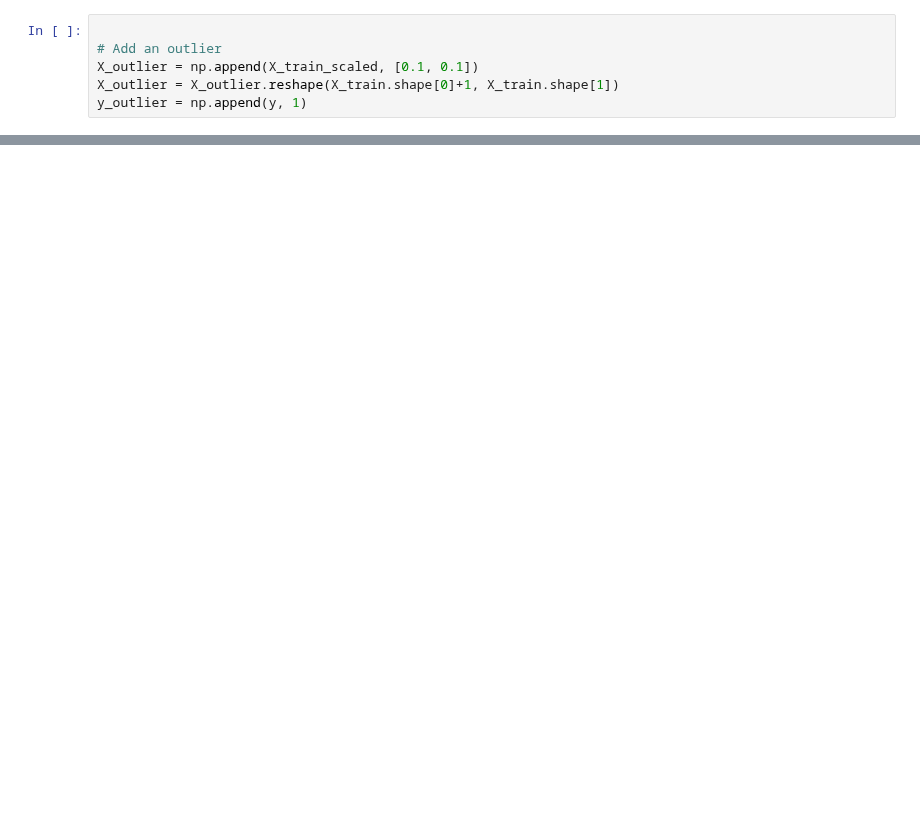
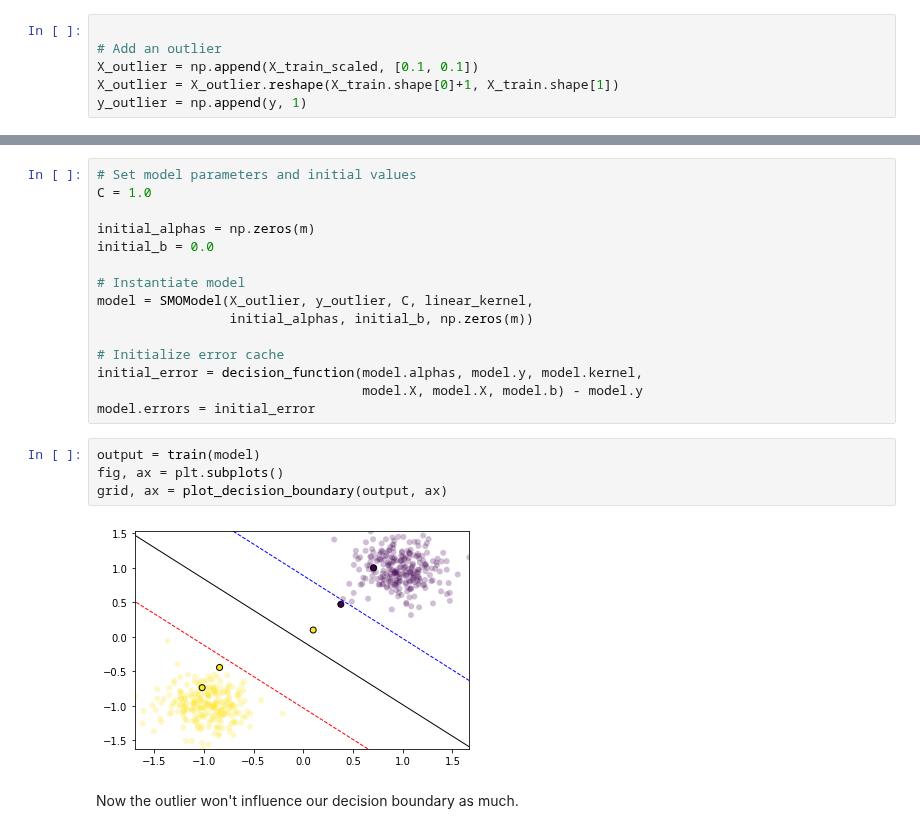
Before and after one commit to yexf308/MachineLearning, a Jupyter notebook: 9_SVM1.ipynb, the cells around one changed output, grey strips where cells are left out. Saved outputs shown, nothing was run; the diff lists cells and outputs as text; blank space fills up the shorter version.

```diff
--- a/9_SVM1.ipynb
+++ b/9_SVM1.ipynb
@@ -395,0 +403,23 @@ grid, ax = plot_decision_boundary(output, ax)
+# %%
+# Set model parameters and initial values
+C = 1.0
+
+initial_alphas = np.zeros(m)
+initial_b = 0.0
+
+# Instantiate model
+model = SMOModel(X_outlier, y_outlier, C, linear_kernel,
+                 initial_alphas, initial_b, np.zeros(m))
+
+# Initialize error cache
+initial_error = decision_function(model.alphas, model.y, model.kernel,
+                                  model.X, model.X, model.b) - model.y
+model.errors = initial_error
+# %%
+output = train(model)
+fig, ax = plt.subplots()
+grid, ax = plot_decision_boundary(output, ax)
+# %% [output]
+[figure, added]
+# %% [markdown]
+Now the outlier won't influence our decision boundary as much.
```
Also changed, not shown: parts of 7 cells of this notebook.
